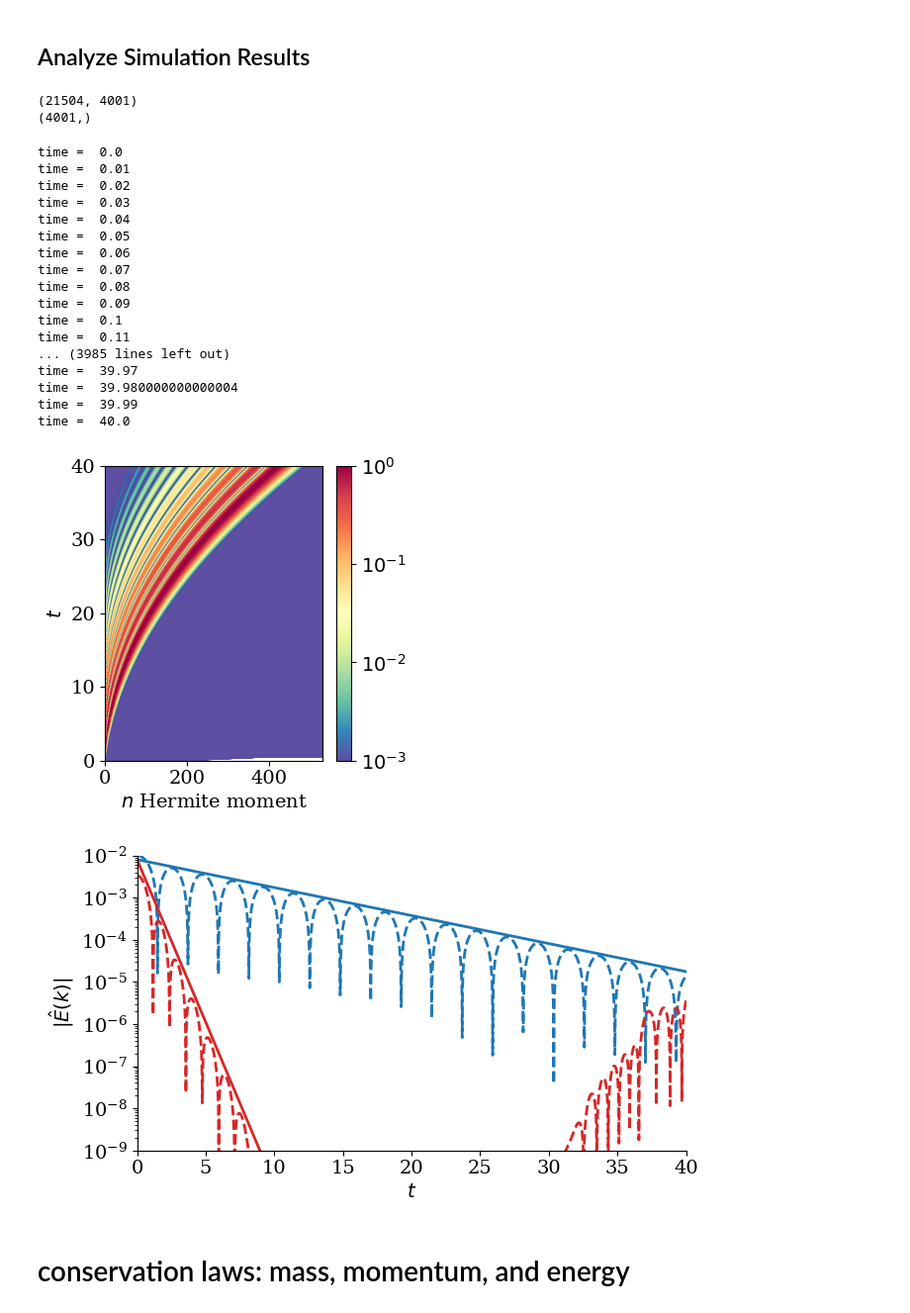
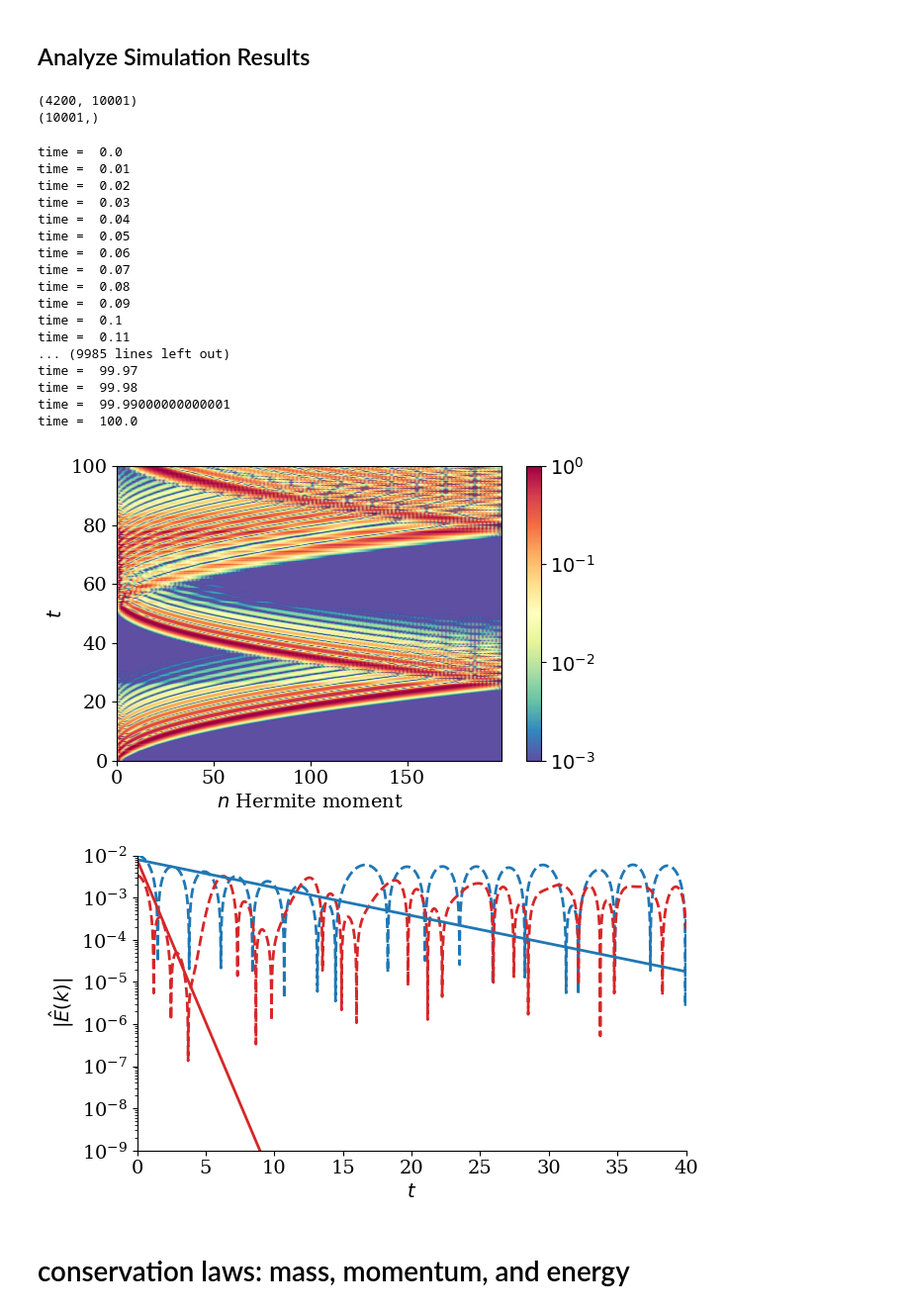
Before and after one commit to opaliss/Vlasov_Hermite_recurrence_study, a Jupyter notebook: aw_simulation/linear_landau_damping.ipynb, the cells around one changed output. Shown at 99% size. Cells and saved outputs as stored; diff of their text form; code cells hidden in the pictures.

```diff
--- a/aw_simulation/linear_landau_damping.ipynb
+++ b/aw_simulation/linear_landau_damping.ipynb
@@ -21,7 +21,7 @@ matplotlib.rc('ytick', labelsize=14)
 # %%
 setup = SimulationSetupFOM(Nx=10,
                            Nx_total=21,
-                           Nv=1024,
+                           Nv=200,
                            epsilon=1e-2,
                            alpha_e=np.sqrt(2),
                            alpha_i=np.sqrt(2 / 1836),
@@ -30,9 +30,10 @@ setup = SimulationSetupFOM(Nx=10,
                            L=4 * np.pi,
                            dt=1e-2,
                            T0=0,
-                           T=40,
+                           T=100,
                            nu=0,
                            hyper_rate=None,
+                           v0=None,
                            col_type="collisionless",
                            closure_type="truncation")
 # %%
@@ -52,8 +53,8 @@ x = np.linspace(0, setup.L, 2*setup.Nx+1)
 # %%
 skip = 1
 # load the simulation results
-sol_midpoint_u = np.load("data/linear_landau/sol_u_" + str(setup.Nv) + "_closure_" + str(setup.closure_type) + "_collisions_" + str(setup.col_type) + "_" + str(setup.hyper_rate) + ".npy")[:, ::skip]
-sol_midpoint_t = np.load("data/linear_landau/sol_t_" + str(setup.Nv) + "_closure_" + str(setup.closure_type) + "_collisions_" + str(setup.col_type) + "_" + str(setup.hyper_rate) + ".npy")[::skip]
+sol_midpoint_u = np.load("data/linear_landau/sol_u_" + str(setup.Nv) + "_closure_" + str(setup.closure_type) + "_collisions_" + str(setup.col_type) + "_" + str(setup.hyper_rate) + "_" + str(setup.v0) + ".npy")[:, ::skip]
+sol_midpoint_t = np.load("data/linear_landau/sol_t_" + str(setup.Nv) + "_closure_" + str(setup.closure_type) + "_collisions_" + str(setup.col_type) + "_" + str(setup.hyper_rate) + "_" + str(setup.v0) + ".npy")[::skip]
 
 dt = 0.01 * skip
 
@@ -61,8 +62,8 @@ dt = 0.01 * skip
 print(np.shape(sol_midpoint_u))
 print(np.shape(sol_midpoint_t))
 # %% [output]
-(21504, 4001)
-(4001,)
+(4200, 10001)
+(10001,)
 # %%
 # initialize the electric potential
 E_midpoint_coeff = np.zeros((setup.Nx_total, len(sol_midpoint_t)), dtype="complex128")
@@ -102,26 +103,26 @@ time =  0.08
 time =  0.09
 time =  0.1
 time =  0.11
-... (3985 lines left out)
-time =  39.97
-time =  39.980000000000004
-time =  39.99
-time =  40.0
+... (9985 lines left out)
+time =  99.97
+time =  99.98
+time =  99.99000000000001
+time =  100.0
 # %%
-fig, ax = plt.subplots(figsize=(4, 4))
+fig, ax = plt.subplots(figsize=(6, 4))
 
 mat = np.abs(sol_midpoint_u[np.arange(setup.Nx+1, (2*setup.Nx+1)*setup.Nv, 2*setup.Nx+1), :])
 
 pos = ax.pcolormesh(np.arange(setup.Nv), sol_midpoint_t, np.log10((mat**2)/np.max(mat**2, axis=0)).T, vmin=-3, vmax=0., cmap="Spectral_r", shading="gouraud")
-ax.set_xlim(0, 530)
+#ax.set_xlim(0, 530)
 ax.set_xlabel("$n$ Hermite moment")
 ax.set_ylabel("$t$")
 cbar = fig.colorbar(pos, ticks=[-3, -2, -1, 0])
 cbar.ax.set_yticklabels(['$10^{-3}$', '$10^{-2}$', '$10^{-1}$', "$10^{0}$"])
 plt.tight_layout()
 plt.savefig("figs/linear_landau/moment_cascade_" + str(setup.Nv)+ "_closure_" + str(setup.closure_type) + "_collisions_" + str(setup.col_type) + "_" + str(setup.hyper_rate)+ ".png",bbox_inches='tight', dpi=200 )
 # %% [output]
-[figure, old version]
+[figure, new version]
 # %%
 # plot the electric field damping rate
 fig, ax = plt.subplots(figsize=(7, 4))
@@ -143,9 +144,9 @@ ax.set_xlabel("$t$")
 #legend.get_frame().set_alpha(0)
 ax.set_ylim(1e-9, 1e-2)
 plt.tight_layout()
-plt.savefig("figs/linear_landau/electric_field_damping_" + str(setup.Nv)+ "_closure_" + str(setup.closure_type) + "_collisions_"+ str(setup.col_type)+ "_" + str(setup.hyper_rate)+ ".png", bbox_inches='tight', dpi=200)
+plt.savefig("figs/linear_landau/electric_field_damping_" + str(setup.Nv)+ "_closure_" + str(setup.closure_type) + "_collisions_"+ str(setup.col_type)+ "_" + str(setup.hyper_rate)+  "v0_" + str(setup.v0) + ".png", bbox_inches='tight', dpi=200)
 # %% [output]
-[figure, old version]
+[figure, new version]
 # %% [markdown]
 # conservation laws: mass, momentum, and energy
 # %% [markdown]
```
Also changed, not shown: parts of 3 cells of this notebook, 4 other files.
